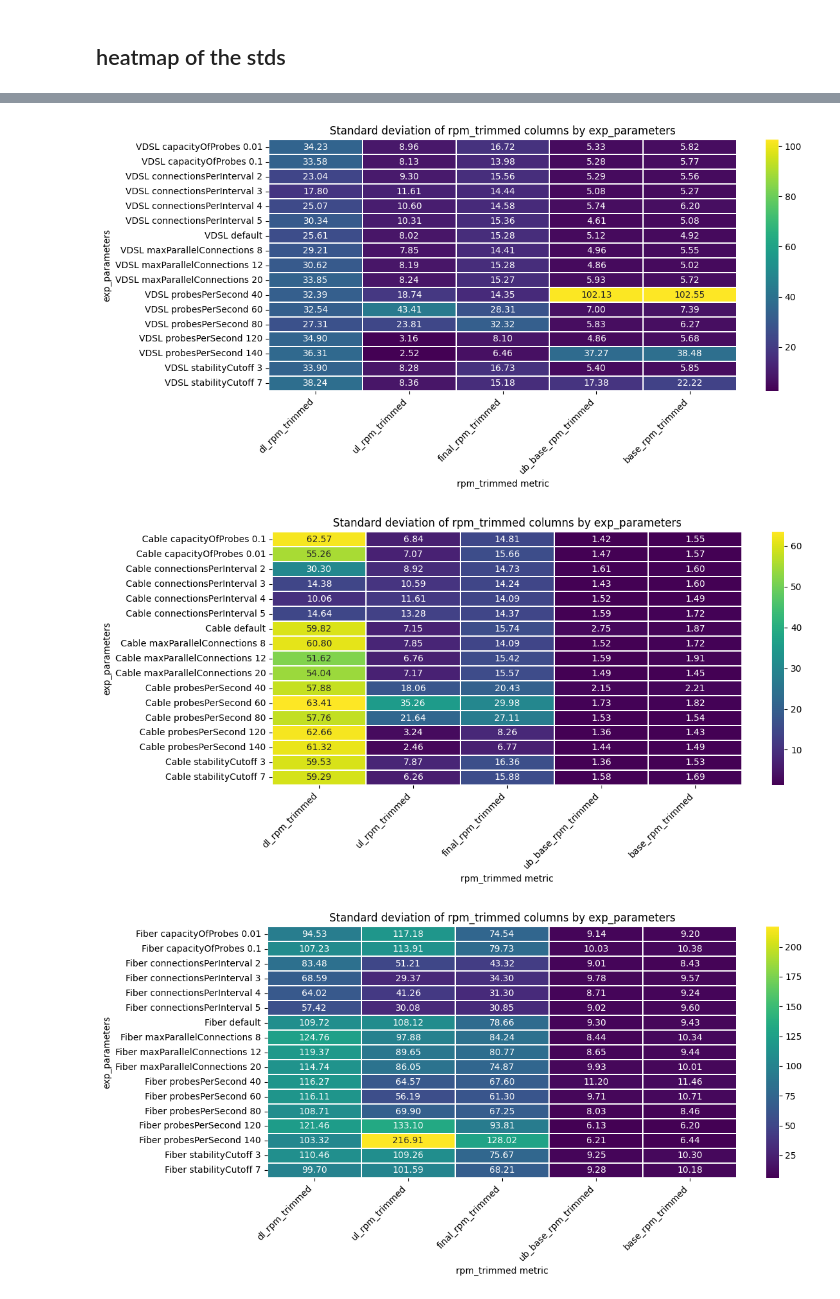
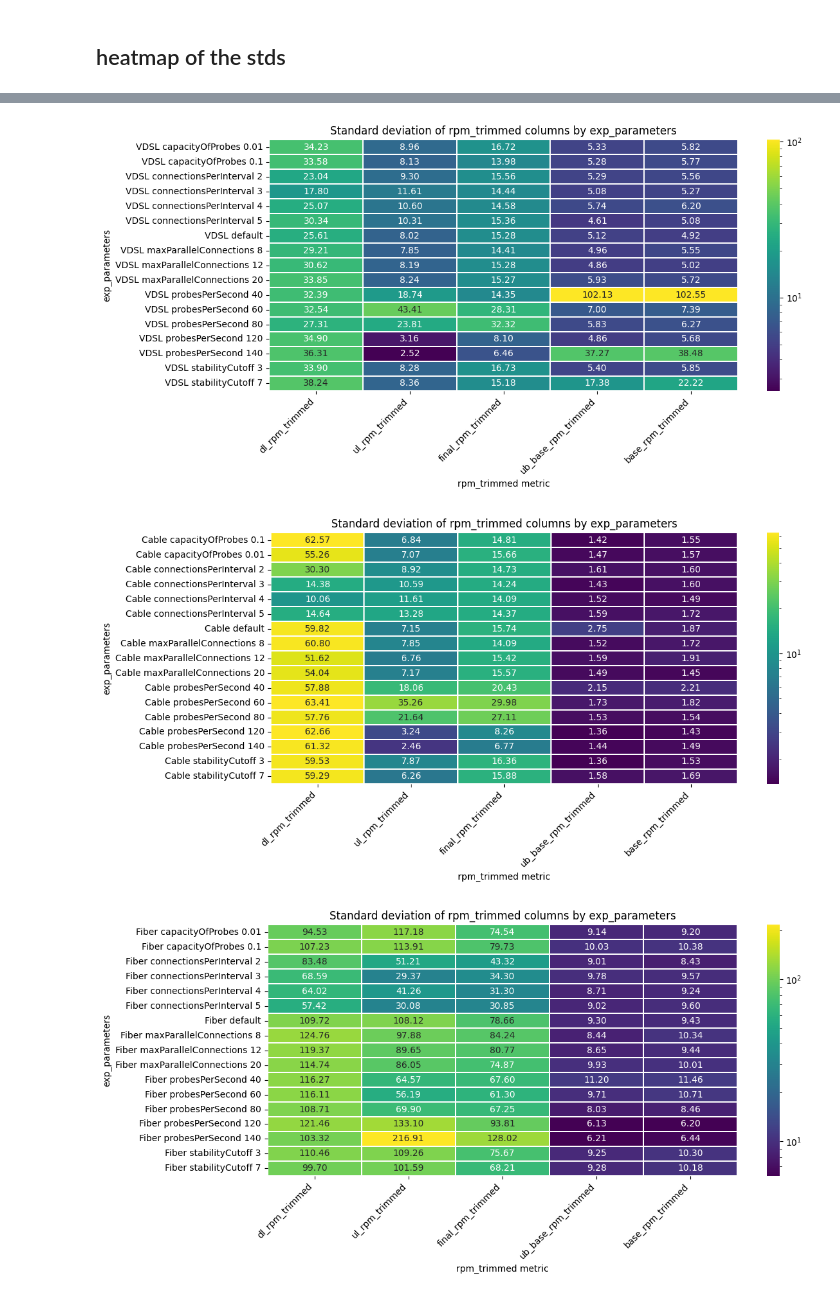
Before and after one commit to hsk2110/l2-network-conditions-web-perf, a Jupyter notebook: outputfiles/explore_std.ipynb, the cells around one changed output, grey strips where cells are left out. Drawn from its saved outputs; the diff is of its cells as text; code cells hidden in the pictures.

```diff
--- a/outputfiles/explore_std.ipynb
+++ b/outputfiles/explore_std.ipynb
@@ -383,27 +384,28 @@ Standard deviation per experiment and rpm_trimmed column:
 # %%
 for env_df in env_dfs.values():
 
     rpm_trimmed_cols = [c for c in env_df.columns if 'rpm_trimmed' in c.lower()]
+    # rpm_trimmed_cols = ['final_rpm_trimmed']
     df_numeric = env_df[rpm_trimmed_cols].apply(pd.to_numeric, errors='coerce')
 
     std_table = []
     for exp in env_df['exp_parameters'].dropna().unique():
         row = df_numeric.loc[env_df['exp_parameters'] == exp].std(ddof=1, skipna=True)
         std_table.append(row)
 
     std_df = pd.concat(std_table, axis=1).T
     std_df.index = env_df['exp_parameters'].dropna().unique()
     std_df = std_df.round(4)
 
     plt.figure(figsize=(12, max(5, len(std_df) * 0.35)))
-    sns.heatmap(std_df, cmap="viridis", annot=True, fmt=".2f", linewidths=0.1)
+    sns.heatmap(std_df, cmap="viridis", annot=True, norm=colors.LogNorm(), fmt=".2f", linewidths=0.1)
     plt.title("Standard deviation of rpm_trimmed columns by exp_parameters")
     plt.xlabel("rpm_trimmed metric")
     plt.ylabel("exp_parameters")
     plt.xticks(rotation=45, ha="right")
     plt.tight_layout()
     plt.show()
 # %% [output]
-[figure, old version]
+[figure, new version]
-[figure, old version]
+[figure, new version]
-[figure, old version]
+[figure, new version]
```
Also changed, not shown: parts of 1 cell of this notebook, 1 other file.
